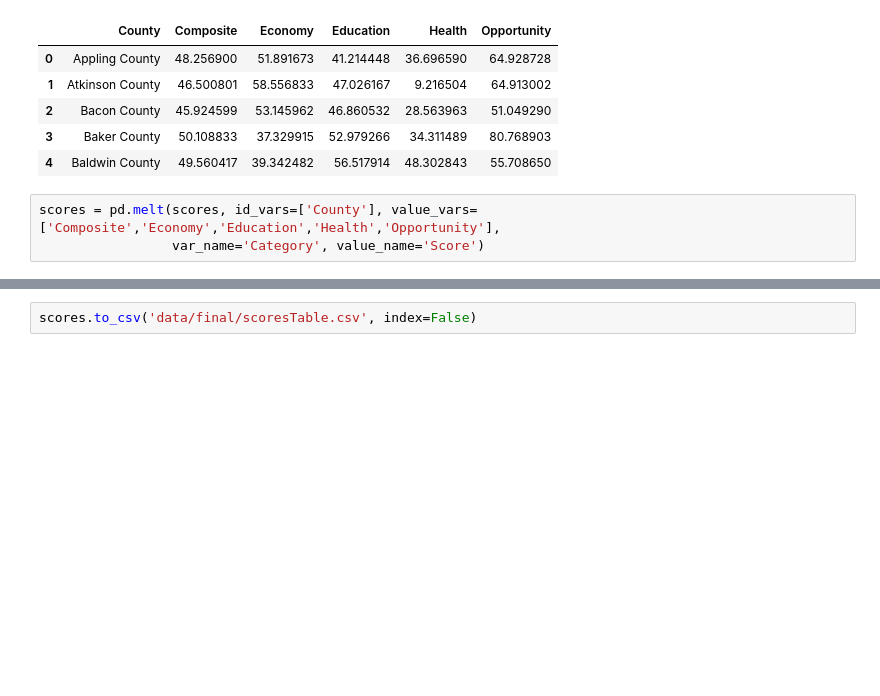
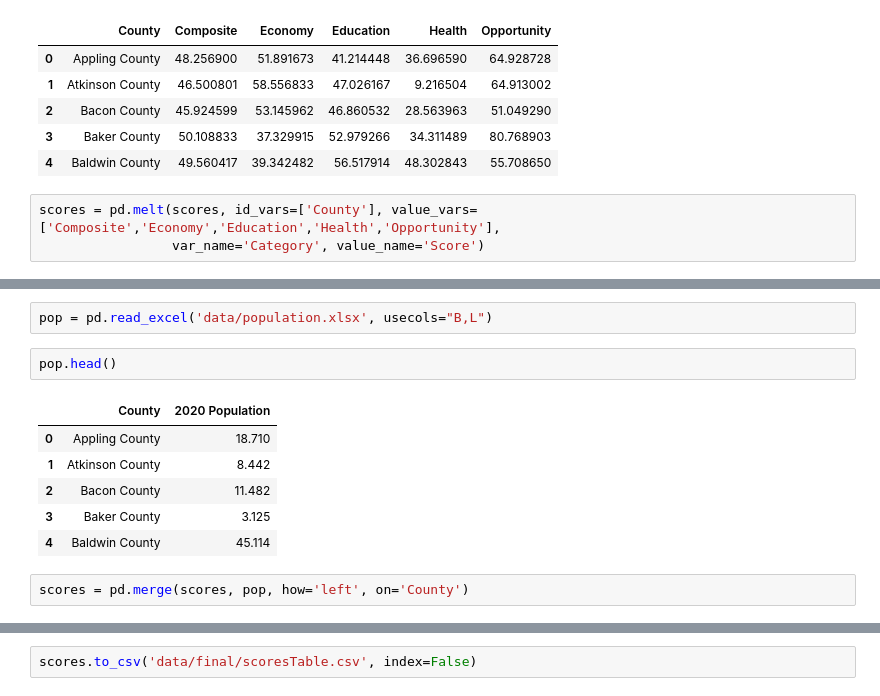
Before and after one commit to mmainzer/county-index, a Jupyter notebook: data-clean.ipynb, the cells around one changed output, grey strips where cells are left out. Drawn from its saved outputs; the diff is of its cells as text; blank space fills up the shorter version.

```diff
--- a/data-clean.ipynb
+++ b/data-clean.ipynb
@@ -524,0 +529,13 @@ scores.head()
+# %%
+pop = pd.read_excel('data/population.xlsx', usecols="B,L")
+# %%
+pop.head()
+# %% [output]
+|  | County | 2020 Population |
+| 0 | Appling County | 18.710 |
+| 1 | Atkinson County | 8.442 |
+| 2 | Bacon County | 11.482 |
+| 3 | Baker County | 3.125 |
+| 4 | Baldwin County | 45.114 |
+# %%
+scores = pd.merge(scores, pop, how='left', on='County')
```
Also changed, not shown: parts of 7 cells of this notebook, 2 other files.
